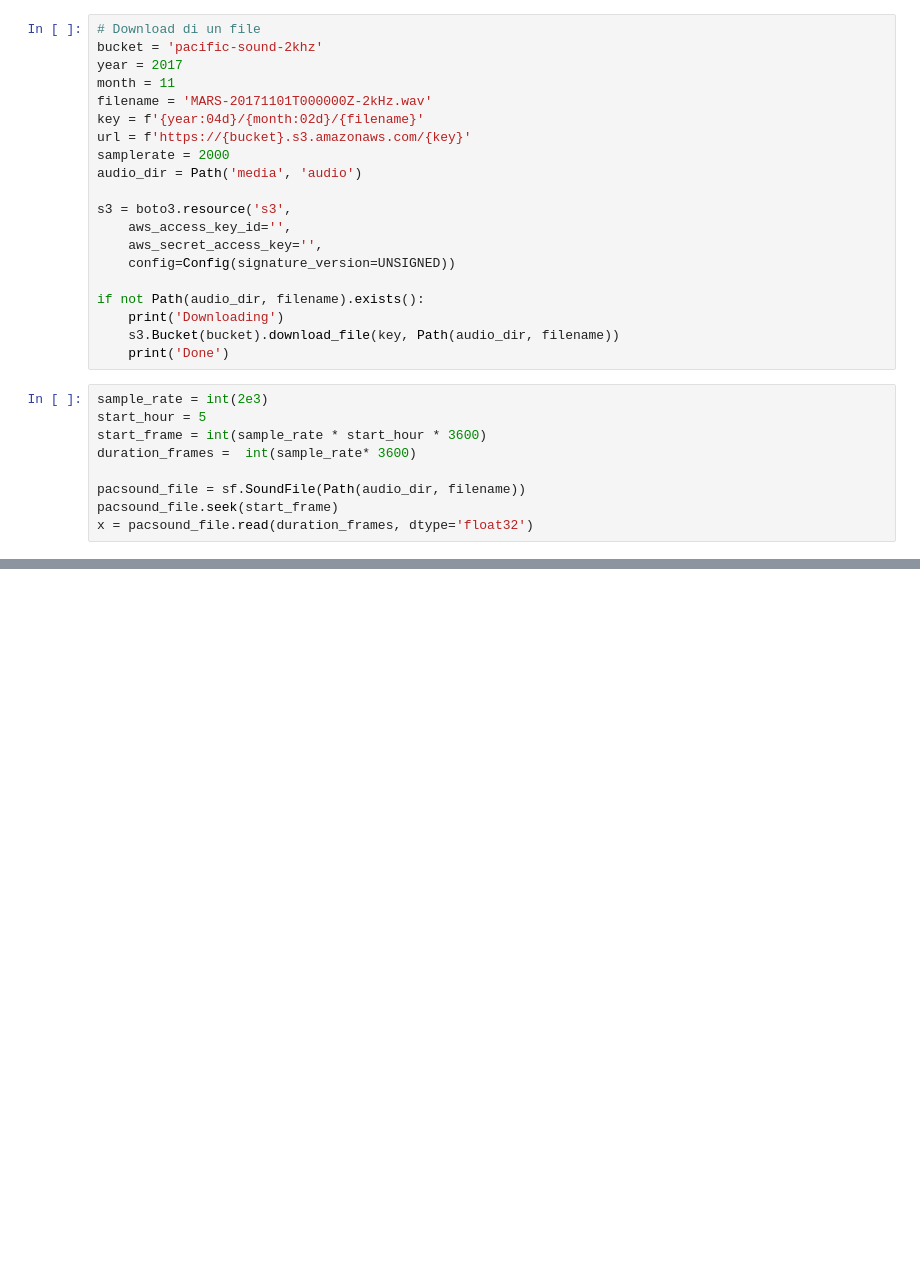
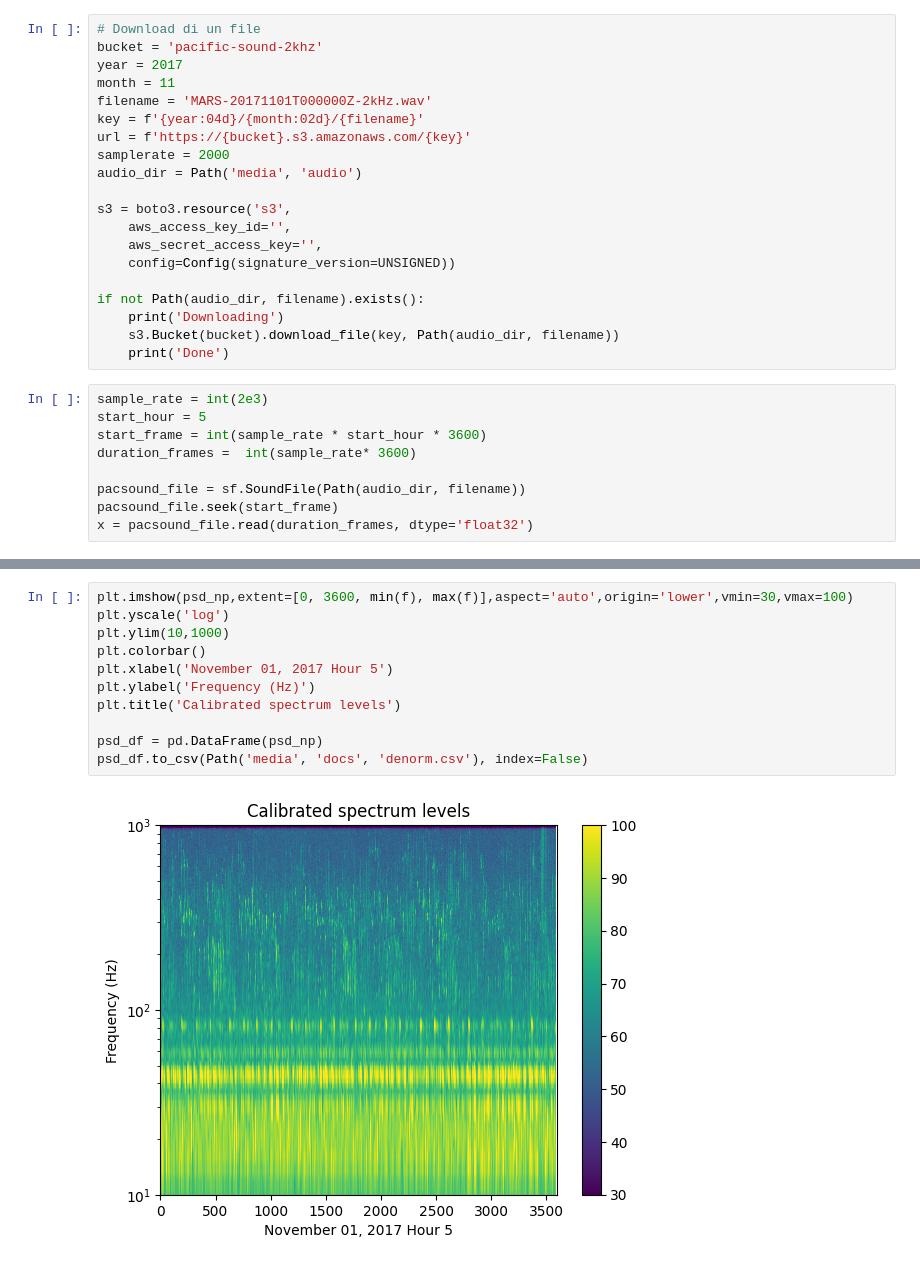
Before and after one commit to VerzaElisa/MarineMammalsDetection, a Jupyter notebook: mmd.ipynb, the cells around one changed output, grey strips where cells are left out. Saved outputs shown, nothing was run; the diff lists cells and outputs as text; blank space fills up the shorter version.

```diff
--- a/mmd.ipynb
+++ b/mmd.ipynb
@@ -103 +99,14 @@ prob_df.to_csv('media/docs/prob_df.csv', index=False)
+# %%
+plt.imshow(psd_np,extent=[0, 3600, min(f), max(f)],aspect='auto',origin='lower',vmin=30,vmax=100)
+plt.yscale('log')
+plt.ylim(10,1000)
+plt.colorbar()
+plt.xlabel('November 01, 2017 Hour 5')
+plt.ylabel('Frequency (Hz)')
+plt.title('Calibrated spectrum levels')
+
+psd_df = pd.DataFrame(psd_np)
+psd_df.to_csv(Path('media', 'docs', 'denorm.csv'), index=False)
+# %% [output]
+[figure, added]
 # %%
```
Also changed, not shown: parts of 11 cells of this notebook, 1 other file.
